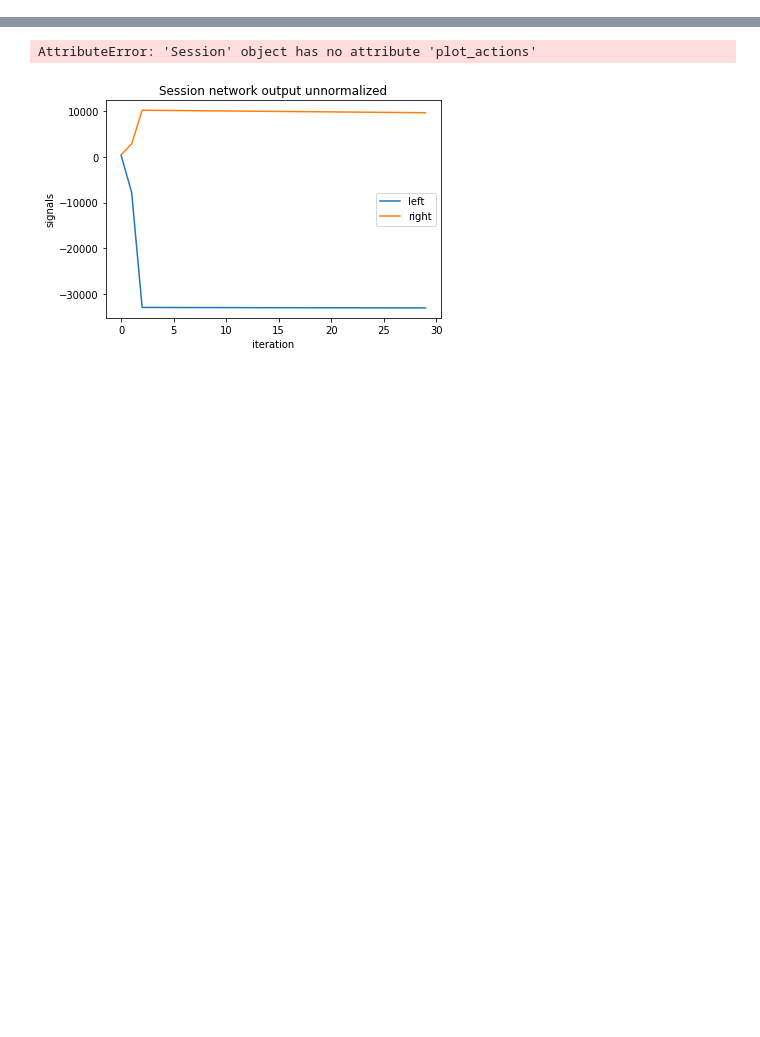
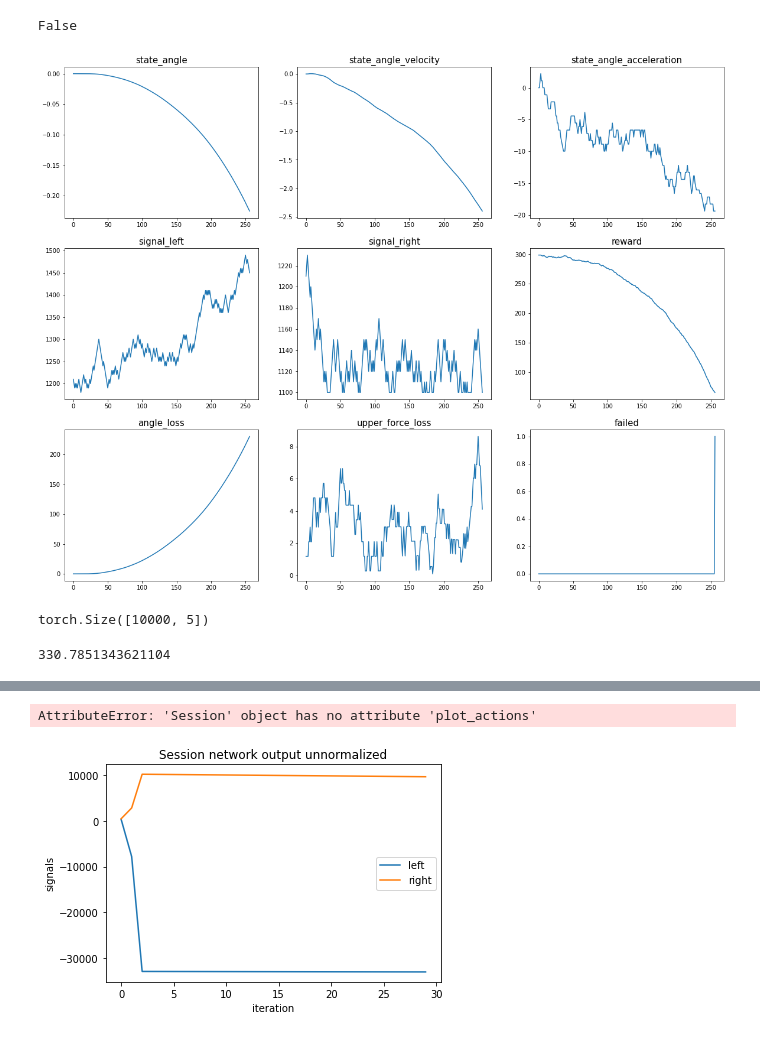
Before and after one commit to limon8884/copter, a Jupyter notebook: note_for_tests.ipynb, the cells around one changed output, grey strips where cells are left out. Cells and saved outputs as stored; diff of their text form; code cells hidden in the pictures; blank space fills up the shorter version.

```diff
--- a/note_for_tests.ipynb
+++ b/note_for_tests.ipynb
@@ -15,6 +18,13 @@ model_params = {
 # %%
 import matplotlib.pyplot as plt
 from Copter.Session import Session
-from Copter.Network import Network
-net = Network(3, 4)
-s = Session(net, **model_params)
+from Copter.Network import Network, FakeNet
+net = FakeNet(3, 4)
+s = Session(network=net, **model_params)
+s.run(1000)
+print(s.success)
+# s.logs
+s.plot_logs()
+# %% [output]
+False
+[figure, added]
@@ -20,0 +129,6 @@ s = Session(net, **model_params)
+# %%
+tr = Trainer()
+# tr.generate_sessions(100, 0.7).shape
+# torch.vstack(t).shape
+# %% [output]
+torch.Size([10000, 5])
@@ -21,3 +141,12 @@ s = Session(net, **model_params)
+# %%
+# s.model.compute_angle_acceleration(6.) * 0.1
+from utils import signal_to_force, compute_total_J
+from model_parameters import MOTOR_DISTANCE, MAX_ANGLE
+# signal_to_force(2300)
+# j = compute_total_J(True)
+(s.model.compute_angle_acceleration(6) * MAX_ANGLE * 0.9 / 180 * 3.1415 * 2)**0.5 * 180 / 3.1415
+# %% [output]
+330.7851343621104
 # %%
 s.train_model(10, 1000, False)
 # %%
```
Also changed, not shown: parts of 9 cells of this notebook, 7 other files.
